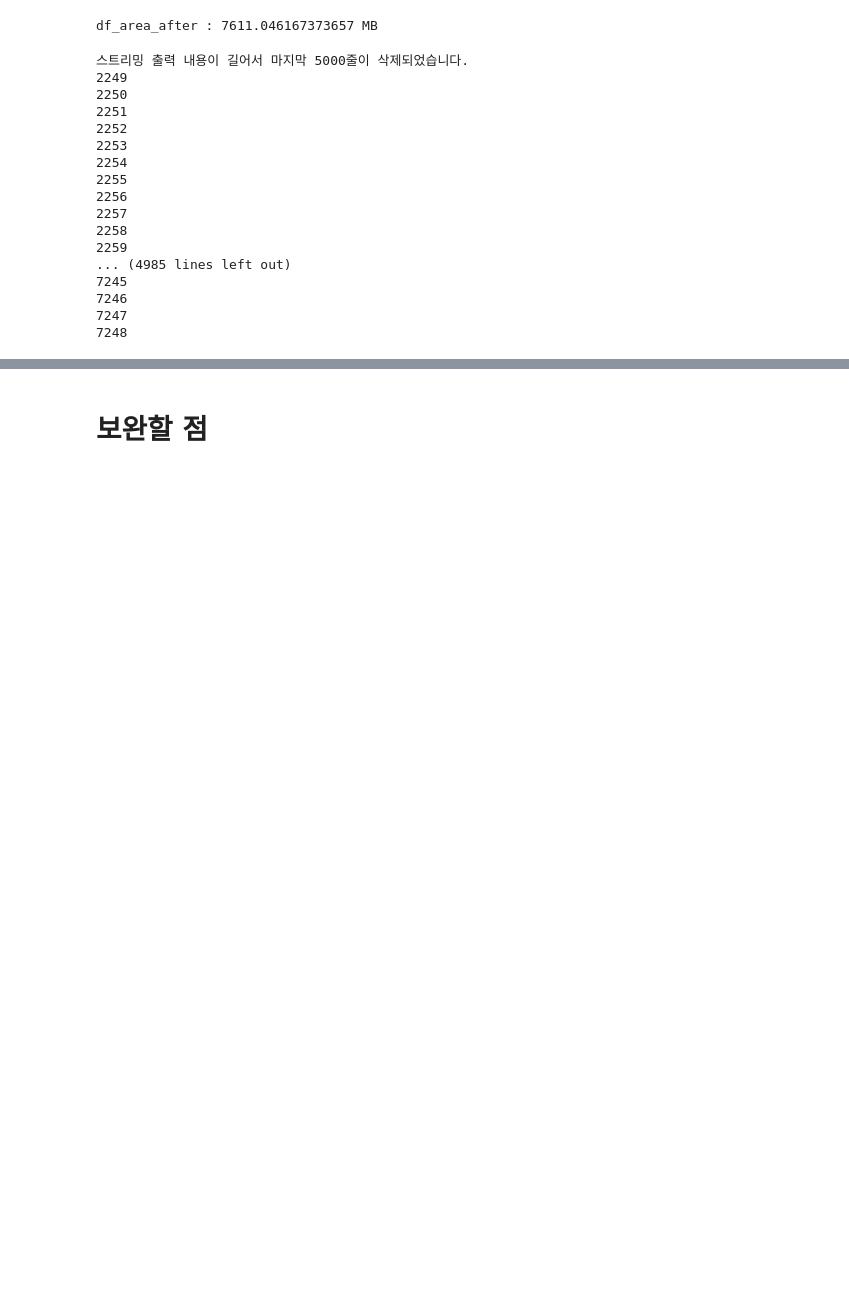
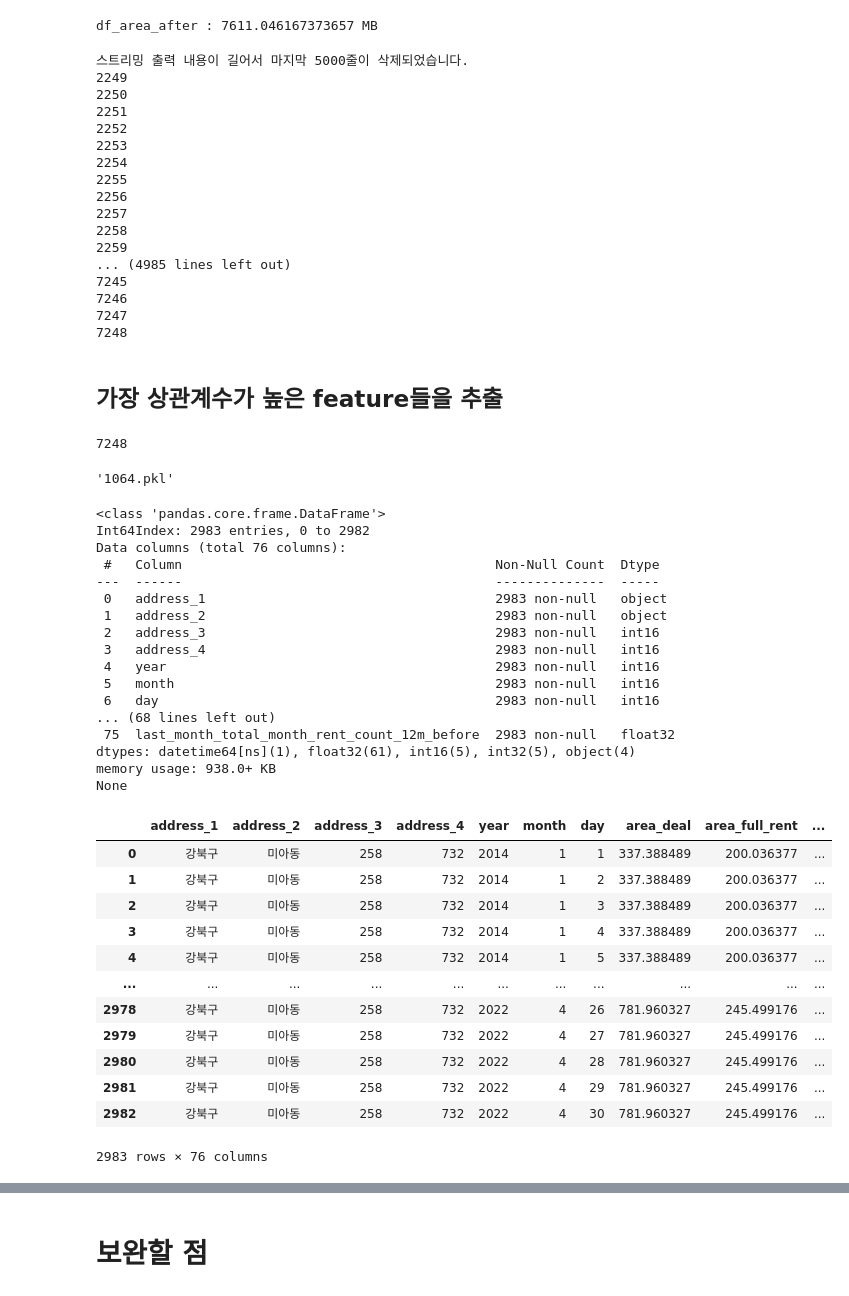
Before and after one commit to Ryong1998/house_price, a Jupyter notebook: EDA_file4.ipynb, the cells around one changed output, grey strips where cells are left out. Saved outputs shown, nothing was run; the diff lists cells and outputs as text; code cells hidden in the pictures; blank space fills up the shorter version.

```diff
--- a/EDA_file4.ipynb
+++ b/EDA_file4.ipynb
@@ -2839,3 +3167,54 @@ for i,apartment in enumerate(apartment_list):
 7246
 7247
 7248
+# %% [markdown]
+## 가장 상관계수가 높은 feature들을 추출
+# %%
+import pandas as pd
+import os
+file_path = '/content/drive/MyDrive/house_price/after_data/ver_4/apartment_kind'
+
+file_list = os.listdir(file_path)
+file_list.sort()
+len(file_list)
+# %% [output]
+7248
+# %%
+file_list[73]
+# %% [output]
+'1064.pkl'
+# %%
+df_original_dataset = pd.read_pickle(file_path+'/'+file_list[73])
+print(df_original_dataset.info())
+df_original_dataset
+# %% [output]
+<class 'pandas.core.frame.DataFrame'>
+Int64Index: 2983 entries, 0 to 2982
+Data columns (total 76 columns):
+ #   Column                                        Non-Null Count  Dtype
+---  ------                                        --------------  -----
+ 0   address_1                                     2983 non-null   object
+ 1   address_2                                     2983 non-null   object
+ 2   address_3                                     2983 non-null   int16
+ 3   address_4                                     2983 non-null   int16
+ 4   year                                          2983 non-null   int16
+ 5   month                                         2983 non-null   int16
+ 6   day                                           2983 non-null   int16
+... (68 lines left out)
+ 75  last_month_total_month_rent_count_12m_before  2983 non-null   float32
+dtypes: datetime64[ns](1), float32(61), int16(5), int32(5), object(4)
+memory usage: 938.0+ KB
+None
+|  | address_1 | address_2 | address_3 | address_4 | year | month | day | area_deal | area_full_rent | ... |
+| 0 | 강북구 | 미아동 | 258 | 732 | 2014 | 1 | 1 | 337.388489 | 200.036377 | ... |
+| 1 | 강북구 | 미아동 | 258 | 732 | 2014 | 1 | 2 | 337.388489 | 200.036377 | ... |
+| 2 | 강북구 | 미아동 | 258 | 732 | 2014 | 1 | 3 | 337.388489 | 200.036377 | ... |
+| 3 | 강북구 | 미아동 | 258 | 732 | 2014 | 1 | 4 | 337.388489 | 200.036377 | ... |
+| 4 | 강북구 | 미아동 | 258 | 732 | 2014 | 1 | 5 | 337.388489 | 200.036377 | ... |
+| ... | ... | ... | ... | ... | ... | ... | ... | ... | ... | ... |
+| 2978 | 강북구 | 미아동 | 258 | 732 | 2022 | 4 | 26 | 781.960327 | 245.499176 | ... |
+| 2979 | 강북구 | 미아동 | 258 | 732 | 2022 | 4 | 27 | 781.960327 | 245.499176 | ... |
+| 2980 | 강북구 | 미아동 | 258 | 732 | 2022 | 4 | 28 | 781.960327 | 245.499176 | ... |
+| 2981 | 강북구 | 미아동 | 258 | 732 | 2022 | 4 | 29 | 781.960327 | 245.499176 | ... |
+| 2982 | 강북구 | 미아동 | 258 | 732 | 2022 | 4 | 30 | 781.960327 | 245.499176 | ... |
+2983 rows × 76 columns
```
Also changed, not shown: parts of 37 cells of this notebook.
